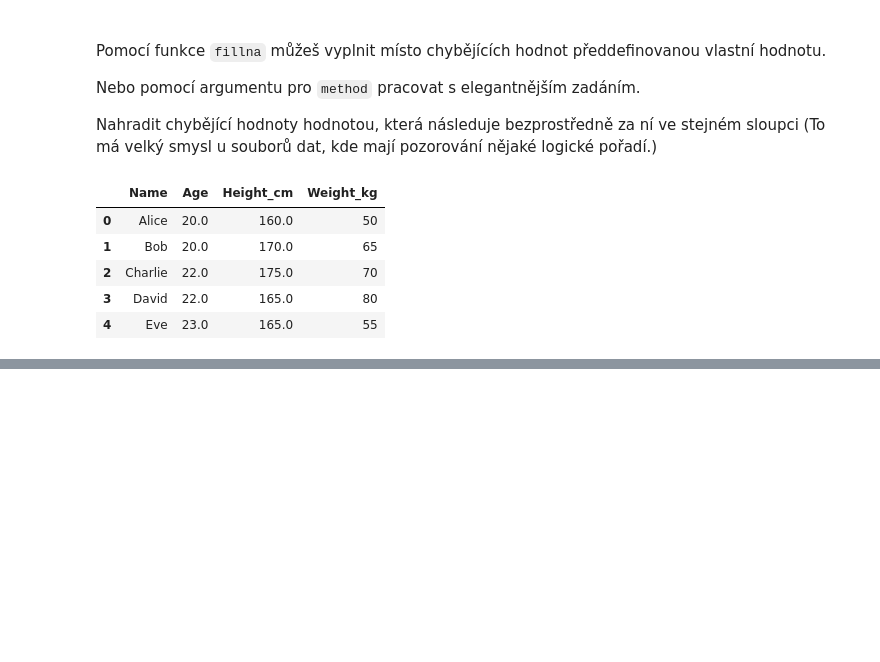
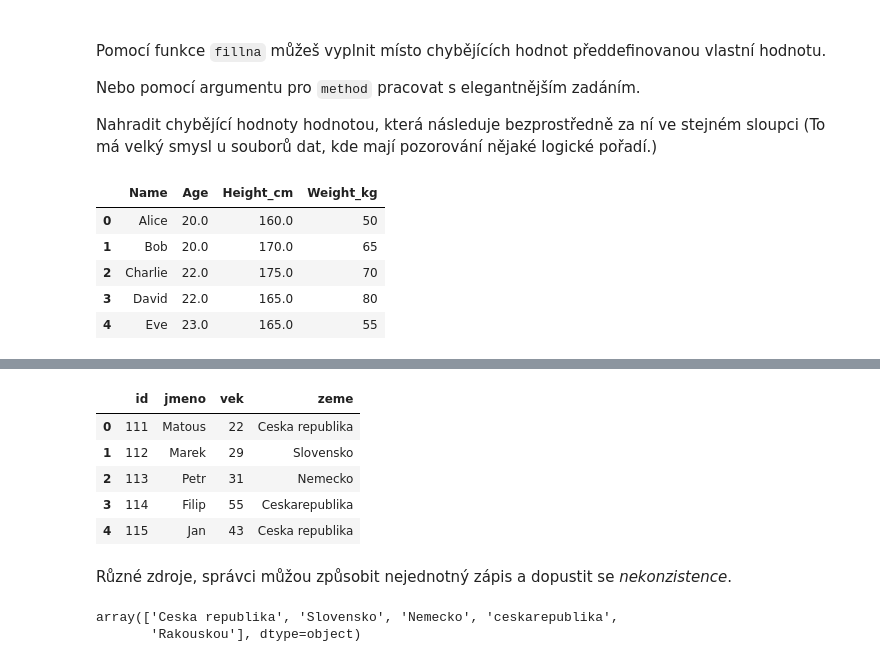
Before and after one commit to Bralor/data-csob-2023, a Jupyter notebook: shared/notebooks/lesson04.ipynb, the cells around one changed output, grey strips where cells are left out. Cells and saved outputs as stored; diff of their text form; code cells hidden in the pictures; blank space fills up the shorter version.

```diff
--- a/shared/notebooks/lesson04.ipynb
+++ b/shared/notebooks/lesson04.ipynb
@@ -966,0 +1424,16 @@ df_uzivatele.fillna(method='bfill', axis=0).fillna(0)
+# %%
+df_zamestnanci.head()
+# %% [output]
+|  | id | jmeno | vek | zeme |
+| 0 | 111 | Matous | 22 | Ceska republika |
+| 1 | 112 | Marek | 29 | Slovensko |
+| 2 | 113 | Petr | 31 | Nemecko |
+| 3 | 114 | Filip | 55 | Ceskarepublika |
+| 4 | 115 | Jan | 43 | Ceska republika |
+# %% [markdown]
+Různé zdroje, správci můžou způsobit nejednotný zápis a dopustit se *nekonzistence*.
+# %%
+df_zamestnanci["zeme"].unique()
+# %% [output]
+array(['Ceska republika', 'Slovensko', 'Nemecko', 'ceskarepublika',
+       'Rakouskou'], dtype=object)
```
Also changed, not shown: parts of 154 cells of this notebook.
